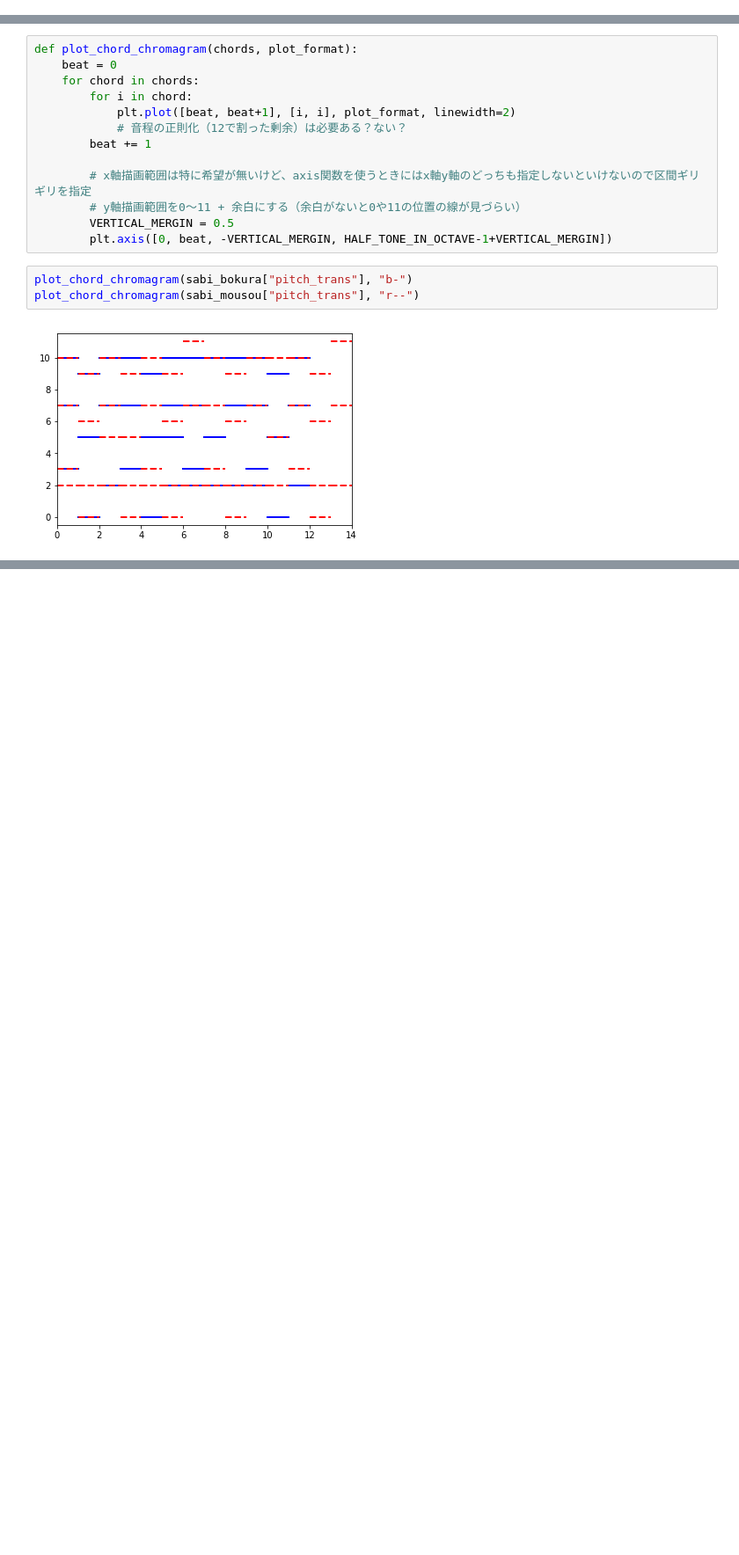
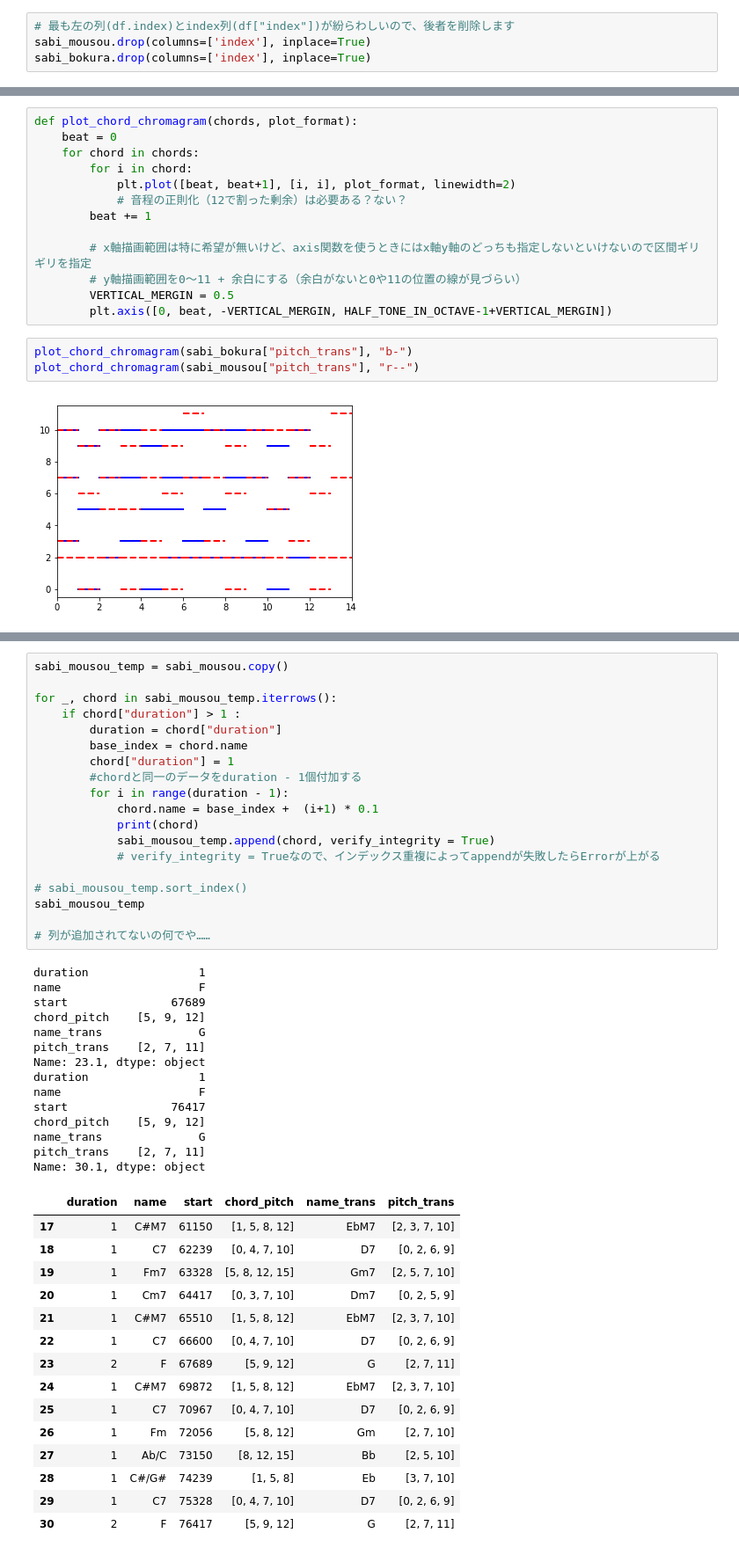
Before and after one commit to Linus-MK/audio_chord_analysis, a Jupyter notebook: perse_songle_api.ipynb, the cells around one changed output, grey strips where cells are left out. Shown at 88% size. Cells and saved outputs as stored; diff of their text form; blank space fills up the shorter version.

Commit message:
durationのぶんだけコピーする（dutraionが2だったとこには同じコードを2個入れる）途中まで、上手く動いてない

```diff
--- a/perse_songle_api.ipynb
+++ b/perse_songle_api.ipynb
@@ -475,3 +477,7 @@ A value is trying to be set on a copy of a slice from a DataFrame.
 Try using .loc[row_indexer,col_indexer] = value instead
 
 See the caveats in the documentation: http://pandas.pydata.org/pandas-docs/stable/indexing.html#indexing-view-versus-copy
+# %%
+# 最も左の列(df.index)とindex列(df["index"])が紛らわしいので、後者を削除します
+sabi_mousou.drop(columns=['index'], inplace=True)
+sabi_bokura.drop(columns=['index'], inplace=True)
@@ -515,0 +535,49 @@ plot_chord_chromagram(sabi_mousou["pitch_trans"], "r--")
+# %%
+sabi_mousou_temp = sabi_mousou.copy()
+
+for _, chord in sabi_mousou_temp.iterrows():
+    if chord["duration"] > 1 :
+        duration = chord["duration"]
+        base_index = chord.name
+        chord["duration"] = 1
+        #chordと同一のデータをduration - 1個付加する
+        for i in range(duration - 1):
+            chord.name = base_index +  (i+1) * 0.1
+            print(chord)
+            sabi_mousou_temp.append(chord, verify_integrity = True)
+            # verify_integrity = Trueなので、インデックス重複によってappendが失敗したらErrorが上がる
+
+# sabi_mousou_temp.sort_index()
+sabi_mousou_temp
+
+# 列が追加されてないの何でや……
+# %% [output]
+duration                1
+name                    F
+start               67689
+chord_pitch    [5, 9, 12]
+name_trans              G
+pitch_trans    [2, 7, 11]
+Name: 23.1, dtype: object
+duration                1
+name                    F
+start               76417
+chord_pitch    [5, 9, 12]
+name_trans              G
+pitch_trans    [2, 7, 11]
+Name: 30.1, dtype: object
+|  | duration | name | start | chord_pitch | name_trans | pitch_trans |
+| 17 | 1 | C#M7 | 61150 | [1, 5, 8, 12] | EbM7 | [2, 3, 7, 10] |
+| 18 | 1 | C7 | 62239 | [0, 4, 7, 10] | D7 | [0, 2, 6, 9] |
+| 19 | 1 | Fm7 | 63328 | [5, 8, 12, 15] | Gm7 | [2, 5, 7, 10] |
+| 20 | 1 | Cm7 | 64417 | [0, 3, 7, 10] | Dm7 | [0, 2, 5, 9] |
+| 21 | 1 | C#M7 | 65510 | [1, 5, 8, 12] | EbM7 | [2, 3, 7, 10] |
+| 22 | 1 | C7 | 66600 | [0, 4, 7, 10] | D7 | [0, 2, 6, 9] |
+| 23 | 2 | F | 67689 | [5, 9, 12] | G | [2, 7, 11] |
+| 24 | 1 | C#M7 | 69872 | [1, 5, 8, 12] | EbM7 | [2, 3, 7, 10] |
+| 25 | 1 | C7 | 70967 | [0, 4, 7, 10] | D7 | [0, 2, 6, 9] |
+| 26 | 1 | Fm | 72056 | [5, 8, 12] | Gm | [2, 7, 10] |
+| 27 | 1 | Ab/C | 73150 | [8, 12, 15] | Bb | [2, 5, 10] |
+| 28 | 1 | C#/G# | 74239 | [1, 5, 8] | Eb | [3, 7, 10] |
+| 29 | 1 | C7 | 75328 | [0, 4, 7, 10] | D7 | [0, 2, 6, 9] |
+| 30 | 2 | F | 76417 | [5, 9, 12] | G | [2, 7, 11] |
```
Also changed, not shown: parts of 4 cells of this notebook.
